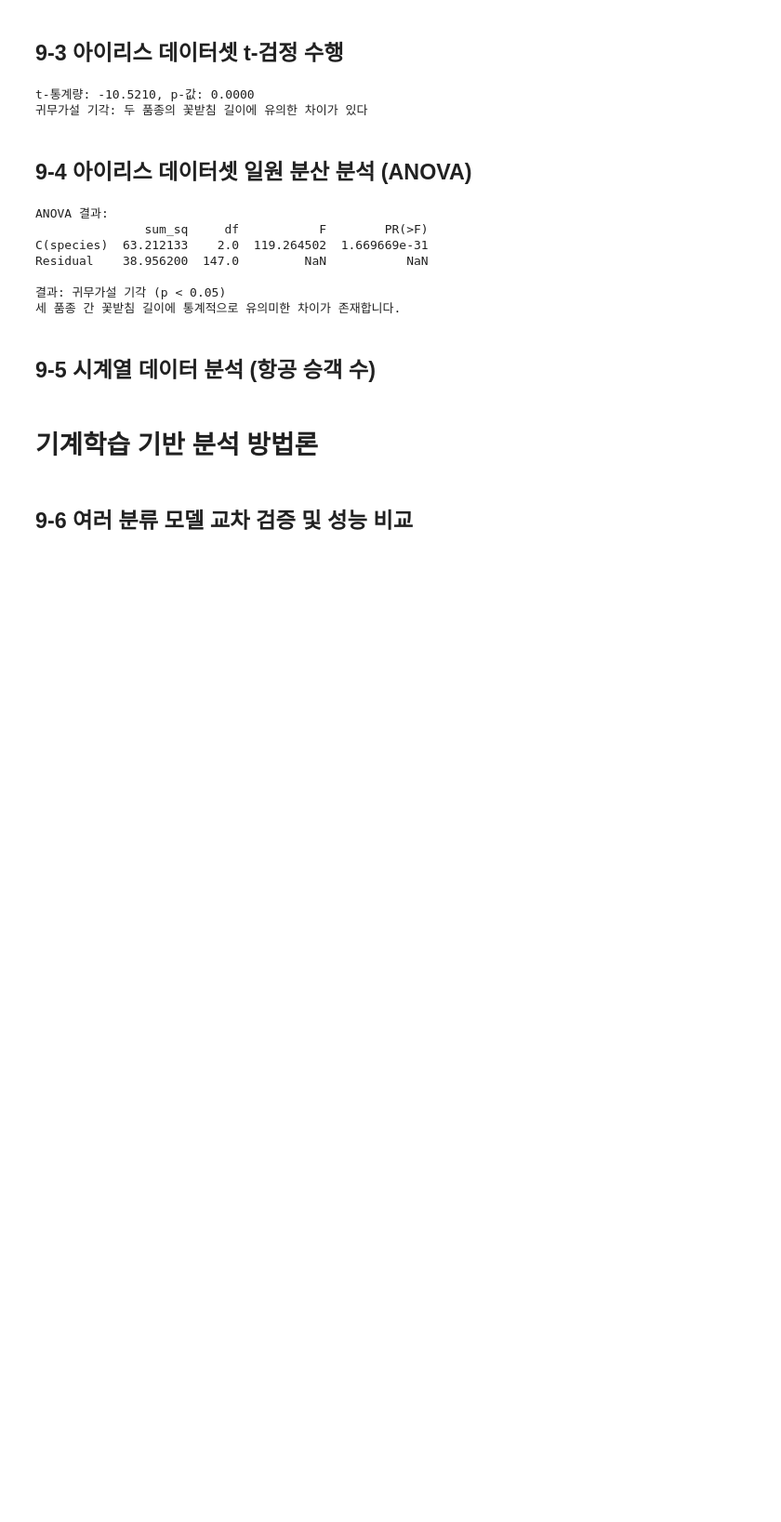
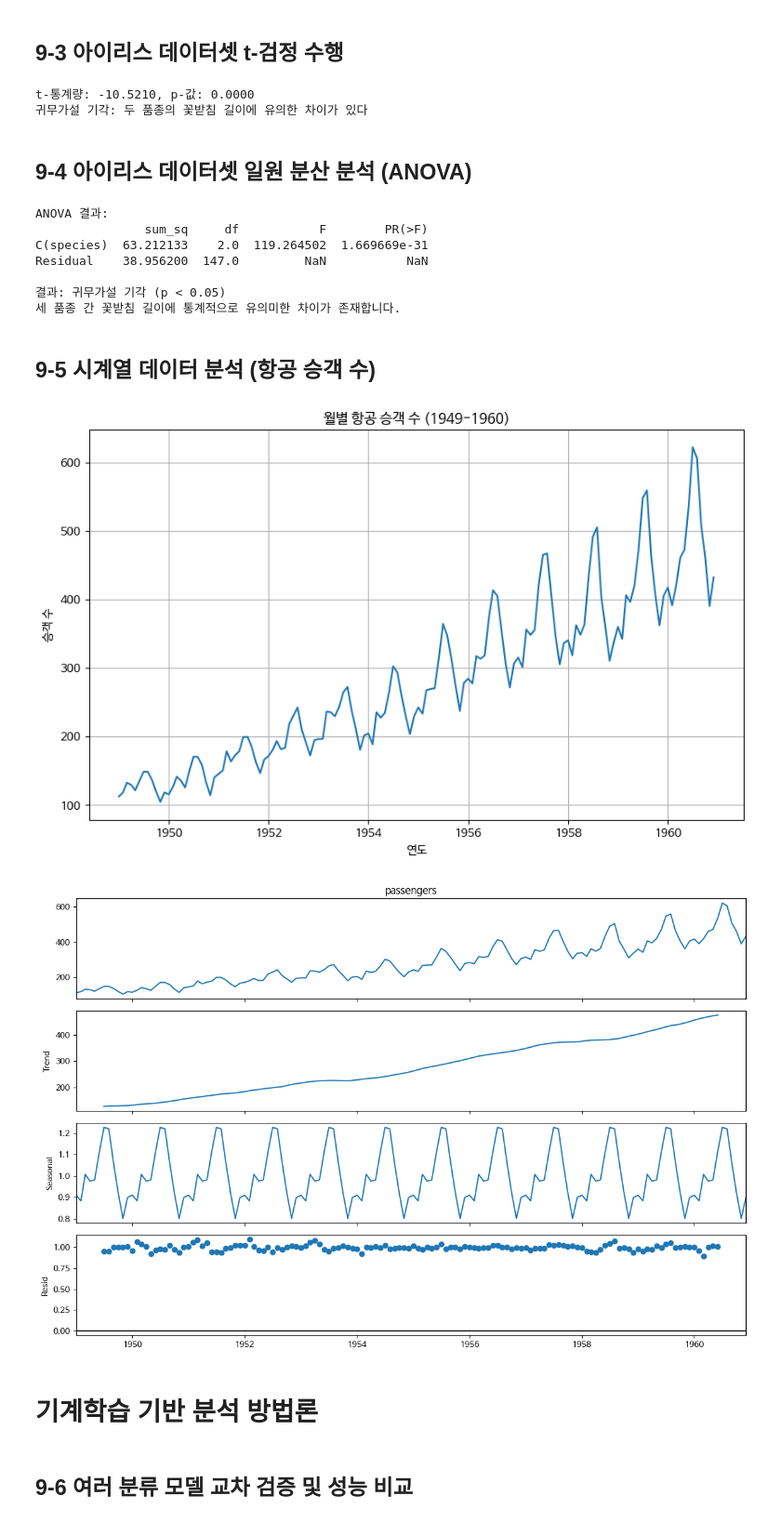
Before and after one commit to MinjinChae/DataAnalysis, a Jupyter notebook: 오픈소스_데이터_분석_9강.ipynb, the cells around one changed output. Shown at 93% size. Cells and saved outputs as stored; diff of their text form; code cells hidden in the pictures; blank space fills up the shorter version.

```diff
--- a/오픈소스_데이터_분석_9강.ipynb
+++ b/오픈소스_데이터_분석_9강.ipynb
@@ -181,38 +163,43 @@ Residual    38.956200  147.0         NaN           NaN
 # %% [markdown]
 ## 9-5 시계열 데이터 분석 (항공 승객 수)
 # %%
+# 시계열 데이터: 하나의 대상에 대해서 시간의 흐름에 따라 지속적으로 관찰하여 수치화한 것 -> 주기성, 반복성이 있는 데이터 분석에 적합
 import pandas as pd
 import seaborn as sns
 import matplotlib.pyplot as plt
 from statsmodels.tsa.seasonal import seasonal_decompose
 
 ## seaborn에서 flights 데이터셋 로드
 flights = sns.load_dataset('flights')
 
 ## 날짜 형식 변환 및 인덱스 설정
 ## 'year'와 'month' 컬럼을 이용하여 'date' 컬럼 생성 후 인덱스로 설정
 flights['date'] = pd.to_datetime(
     flights['year'].astype(str) + '-' +
     flights['month'].astype(str) + '-01'
 )
 flights = flights.set_index('date').sort_index()
 
 ## 시계열 시각화
 plt.figure(figsize=(10, 6))
 plt.plot(flights['passengers'])
 plt.title('월별 항공 승객 수 (1949-1960)')
 plt.xlabel('연도')
 plt.ylabel('승객 수')
 plt.grid(True)
 plt.show()
 
 ## 시계열 분해 (추세, 계절성, 잔차)
 ## 시계열 데이터를 추세(Trend), 계절성(Seasonal), 잔차(Residual)로 분해
+decomposition = seasonal_decompose(flights['passengers'], model='multiplicative', period=12)
 
 fig = decomposition.plot()
 fig.set_size_inches(12, 8)
 plt.tight_layout()
 plt.show()
+# %% [output]
+[figure, added]
+[figure, added]
 # %% [markdown]
 # 기계학습 기반 분석 방법론
 # %% [markdown]
```
Also changed, not shown: parts of 7 cells of this notebook.
